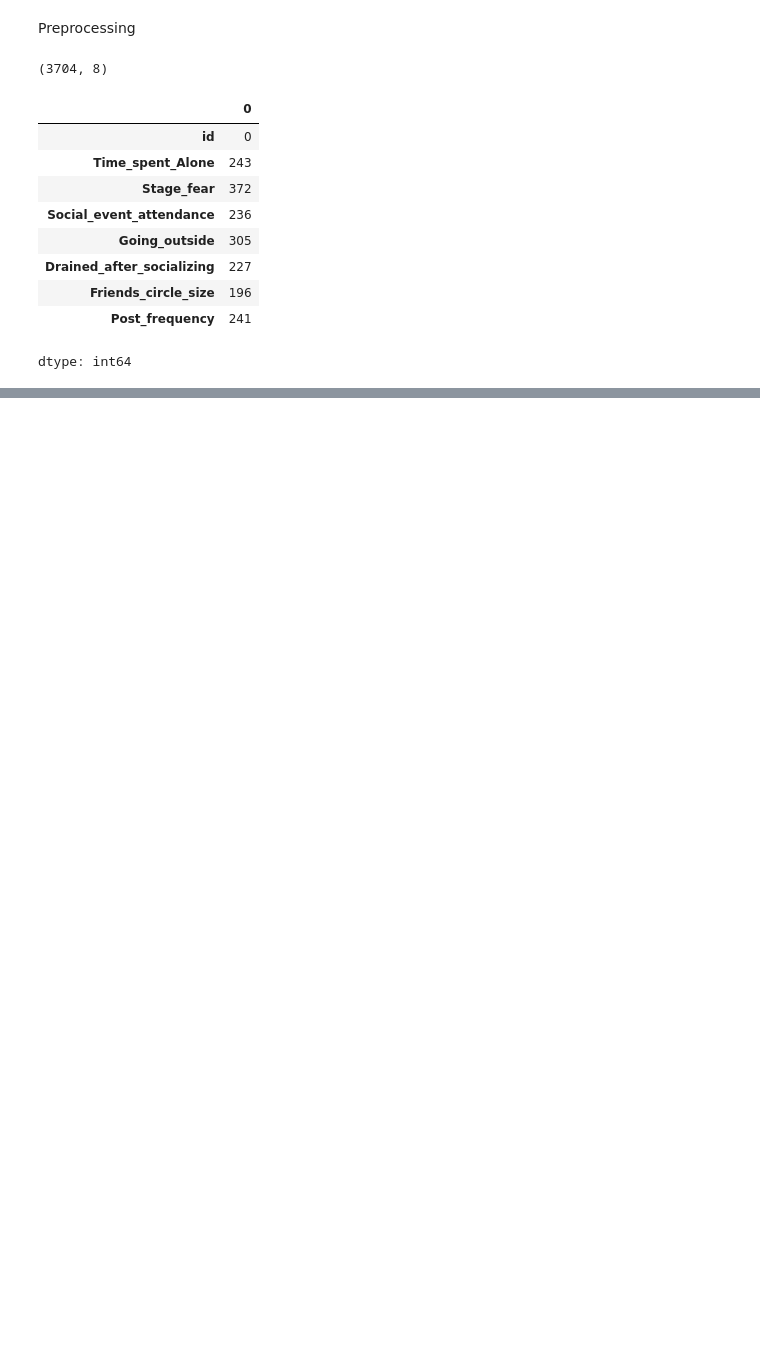
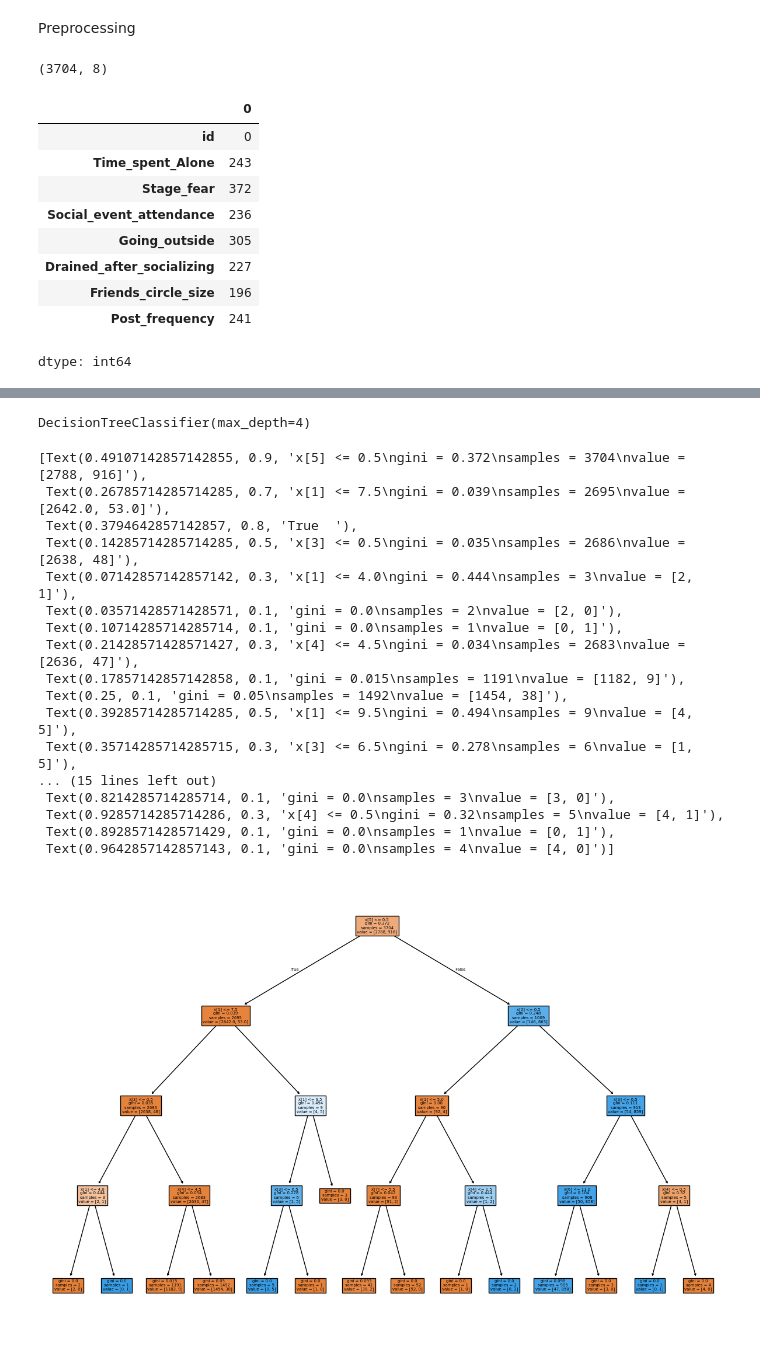
Before and after one commit to shouwiz/Foundations-In-MLP, a Jupyter notebook: DSE_Proj.ipynb, the cells around one changed output, grey strips where cells are left out. Cells and saved outputs as stored; diff of their text form; code cells hidden in the pictures; blank space fills up the shorter version.

```diff
--- a/DSE_Proj.ipynb
+++ b/DSE_Proj.ipynb
@@ -124,0 +136,4 @@ data.drop(columns=["Stage_fear","Drained_after_socializing","Personality","id"])
+# %%
+data['Stage_fear'] = data['Stage_fear'].map({'Yes' : 1, 'No' : 0})
+data['Drained_after_socializing'] = data['Drained_after_socializing'].map({'Yes' : 1, 'No' : 0})
+data['Personality'] = data['Personality'].map({'Introvert' : 1, 'Extrovert' : 0})
@@ -148,0 +195,29 @@ dtype: int64
+# %%
+treemodel = DecisionTreeClassifier(max_depth= 4)
+# %%
+treemodel.fit(x_train,y_train)
+# %% [output]
+DecisionTreeClassifier(max_depth=4)
+# %%
+from sklearn import tree
+plt.figure(figsize = (15,10))
+tree.plot_tree(treemodel,filled=True)
+# %% [output]
+[Text(0.49107142857142855, 0.9, 'x[5] <= 0.5\ngini = 0.372\nsamples = 3704\nvalue = [2788, 916]'),
+ Text(0.26785714285714285, 0.7, 'x[1] <= 7.5\ngini = 0.039\nsamples = 2695\nvalue = [2642.0, 53.0]'),
+ Text(0.3794642857142857, 0.8, 'True  '),
+ Text(0.14285714285714285, 0.5, 'x[3] <= 0.5\ngini = 0.035\nsamples = 2686\nvalue = [2638, 48]'),
+ Text(0.07142857142857142, 0.3, 'x[1] <= 4.0\ngini = 0.444\nsamples = 3\nvalue = [2, 1]'),
+ Text(0.03571428571428571, 0.1, 'gini = 0.0\nsamples = 2\nvalue = [2, 0]'),
+ Text(0.10714285714285714, 0.1, 'gini = 0.0\nsamples = 1\nvalue = [0, 1]'),
+ Text(0.21428571428571427, 0.3, 'x[4] <= 4.5\ngini = 0.034\nsamples = 2683\nvalue = [2636, 47]'),
+ Text(0.17857142857142858, 0.1, 'gini = 0.015\nsamples = 1191\nvalue = [1182, 9]'),
+ Text(0.25, 0.1, 'gini = 0.05\nsamples = 1492\nvalue = [1454, 38]'),
+ Text(0.39285714285714285, 0.5, 'x[1] <= 9.5\ngini = 0.494\nsamples = 9\nvalue = [4, 5]'),
+ Text(0.35714285714285715, 0.3, 'x[3] <= 6.5\ngini = 0.278\nsamples = 6\nvalue = [1, 5]'),
+... (15 lines left out)
+ Text(0.8214285714285714, 0.1, 'gini = 0.0\nsamples = 3\nvalue = [3, 0]'),
+ Text(0.9285714285714286, 0.3, 'x[4] <= 0.5\ngini = 0.32\nsamples = 5\nvalue = [4, 1]'),
+ Text(0.8928571428571429, 0.1, 'gini = 0.0\nsamples = 1\nvalue = [0, 1]'),
+ Text(0.9642857142857143, 0.1, 'gini = 0.0\nsamples = 4\nvalue = [4, 0]')]
+[figure, added]
```
Also changed, not shown: parts of 16 cells of this notebook.
